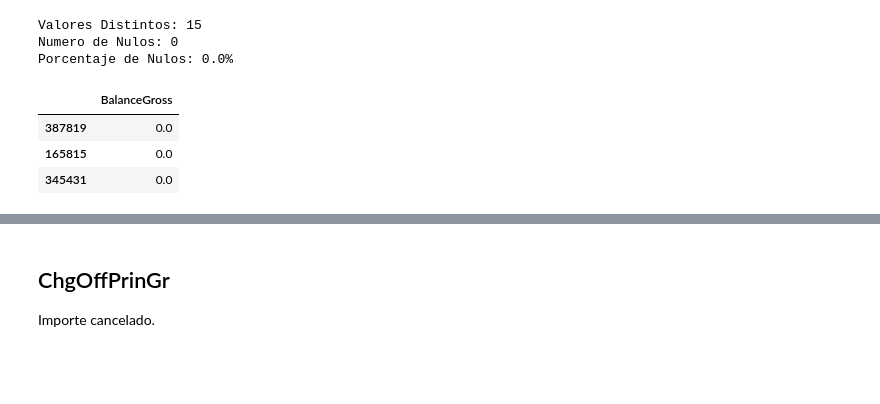
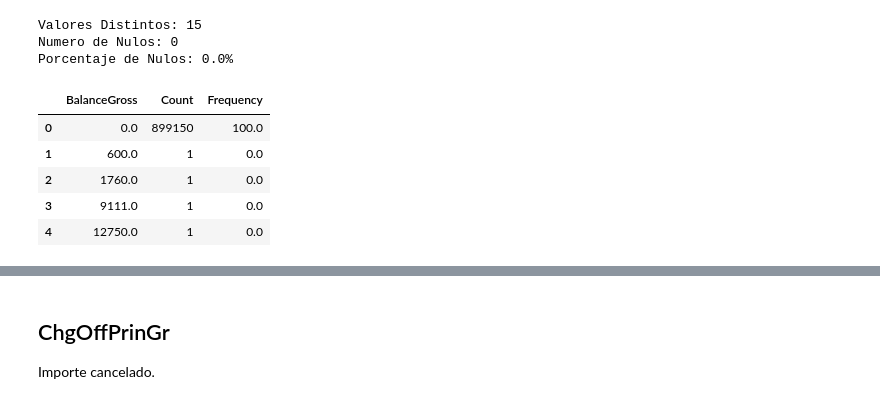
Before and after one commit to Ly-Ax/TFMasterIA, a Jupyter notebook: notebooks/data_exploration.ipynb, the cells around one changed output, grey strips where cells are left out. Cells and saved outputs as stored; diff of their text form; code cells hidden in the pictures; blank space fills up the shorter version.

```diff
--- a/notebooks/data_exploration.ipynb
+++ b/notebooks/data_exploration.ipynb
@@ -1067,9 +1067,17 @@ Porcentaje de Nulos: 0.0%
 # %%
 df_bg = df[["BalanceGross"]].copy()
 df_bg["BalanceGross"] = df_bg["BalanceGross"].str.replace(r'[\$,]', '', regex=True).astype(float)
-df_bg.sample(3)
+
+df_bg = df_bg.groupby("BalanceGross")["BalanceGross"].count()
+df_bg = df_bg.rename("Count").reset_index()
+df_bg = pd.DataFrame(df_bg)
+
+df_bg["Frequency"] = round((df_bg["Count"] / df.shape[0]) * 100, 1)
+df_bg.sort_values("Count", ascending=False).head()
 # %% [output]
-|  | BalanceGross |
-| 387819 | 0.0 |
-| 165815 | 0.0 |
-| 345431 | 0.0 |
+|  | BalanceGross | Count | Frequency |
+| 0 | 0.0 | 899150 | 100.0 |
+| 1 | 600.0 | 1 | 0.0 |
+| 2 | 1760.0 | 1 | 0.0 |
+| 3 | 9111.0 | 1 | 0.0 |
+| 4 | 12750.0 | 1 | 0.0 |
```
Also changed, not shown: parts of 5 cells of this notebook, 1 other file.
